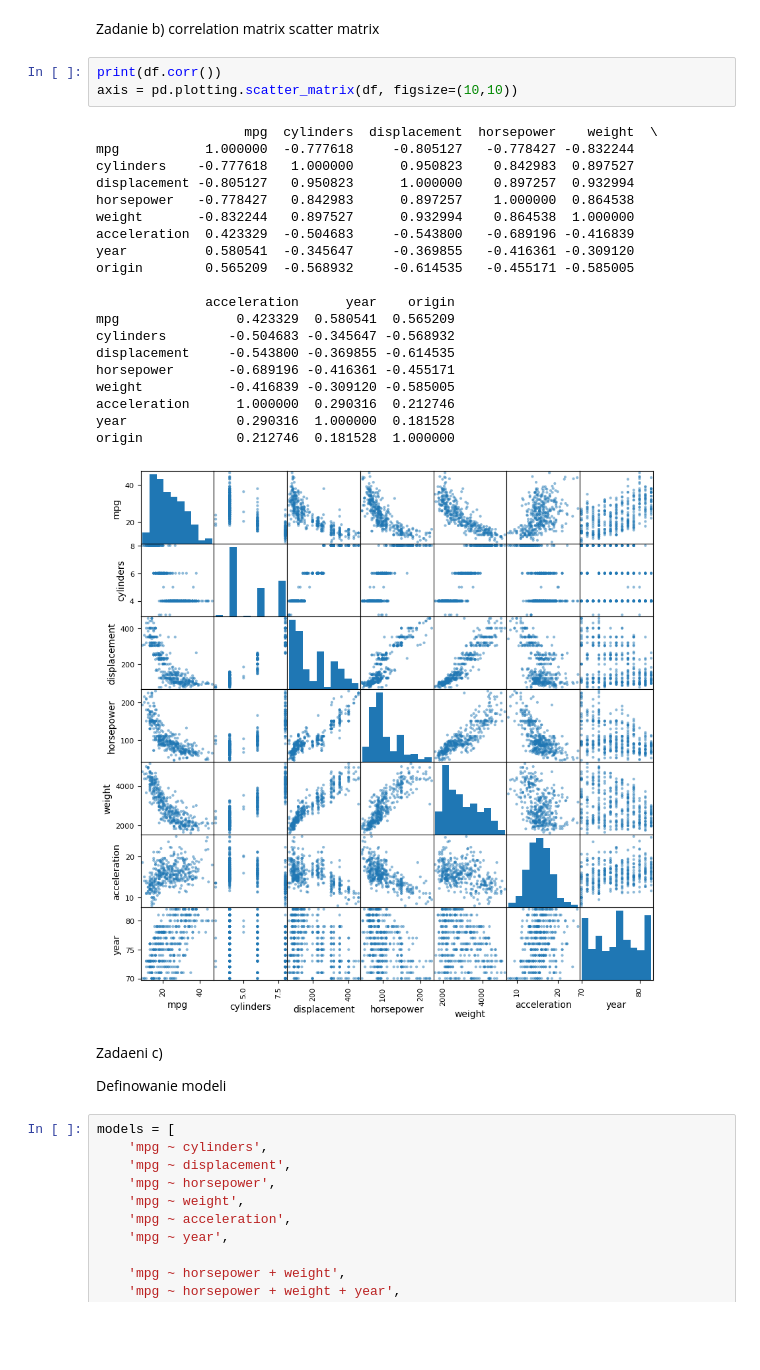
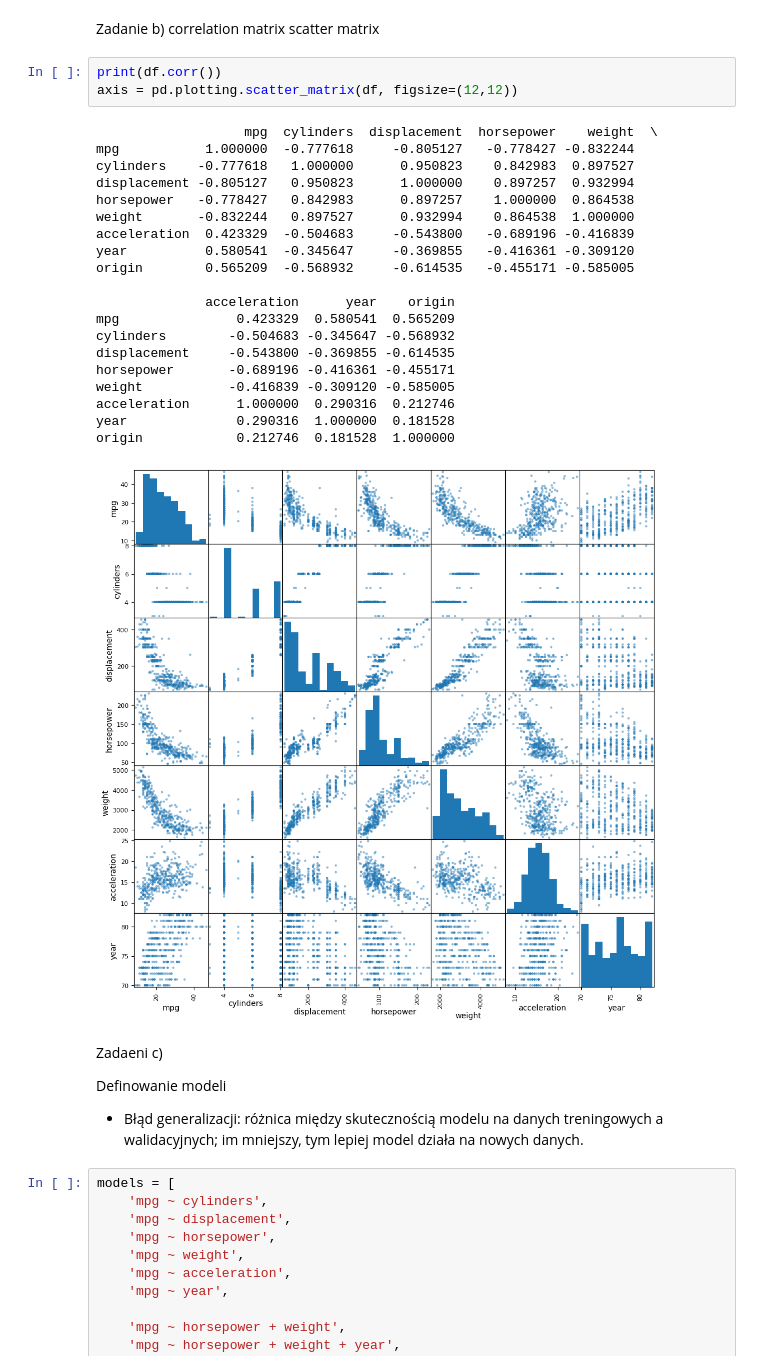
Before and after one commit to AHerda/AAD, a Jupyter notebook: lab2/ex11.ipynb, the cells around one changed output. Drawn from its saved outputs; the diff is of its cells as text; blank space fills up the shorter version.

```diff
--- a/lab2/ex11.ipynb
+++ b/lab2/ex11.ipynb
@@ -83,32 +92,34 @@ correlation matrix
 scatter matrix
 # %%
 print(df.corr())
-axis = pd.plotting.scatter_matrix(df, figsize=(10,10))
+axis = pd.plotting.scatter_matrix(df, figsize=(12,12))
 # %% [output]
                    mpg  cylinders  displacement  horsepower    weight  \
 mpg           1.000000  -0.777618     -0.805127   -0.778427 -0.832244
 cylinders    -0.777618   1.000000      0.950823    0.842983  0.897527
 displacement -0.805127   0.950823      1.000000    0.897257  0.932994
 horsepower   -0.778427   0.842983      0.897257    1.000000  0.864538
 weight       -0.832244   0.897527      0.932994    0.864538  1.000000
 acceleration  0.423329  -0.504683     -0.543800   -0.689196 -0.416839
 year          0.580541  -0.345647     -0.369855   -0.416361 -0.309120
 origin        0.565209  -0.568932     -0.614535   -0.455171 -0.585005
 
               acceleration      year    origin
 mpg               0.423329  0.580541  0.565209
 cylinders        -0.504683 -0.345647 -0.568932
 displacement     -0.543800 -0.369855 -0.614535
 horsepower       -0.689196 -0.416361 -0.455171
 weight           -0.416839 -0.309120 -0.585005
 acceleration      1.000000  0.290316  0.212746
 year              0.290316  1.000000  0.181528
 origin            0.212746  0.181528  1.000000
-[figure, old version]
+[figure, new version]
 # %% [markdown]
 Zadaeni c)
 
 Definowanie modeli
+
+- Błąd generalizacji: różnica między skutecznością modelu na danych treningowych a walidacyjnych; im mniejszy, tym lepiej model działa na nowych danych.
 # %%
 models = [
     'mpg ~ cylinders',
```
Also changed, not shown: parts of 19 cells of this notebook, 3 other files.
